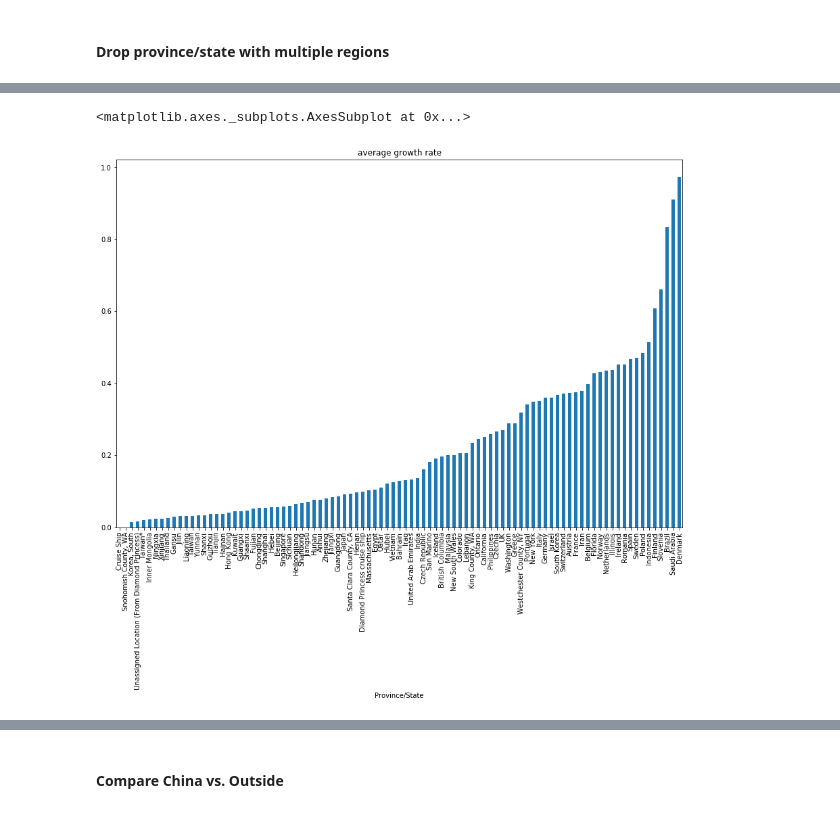
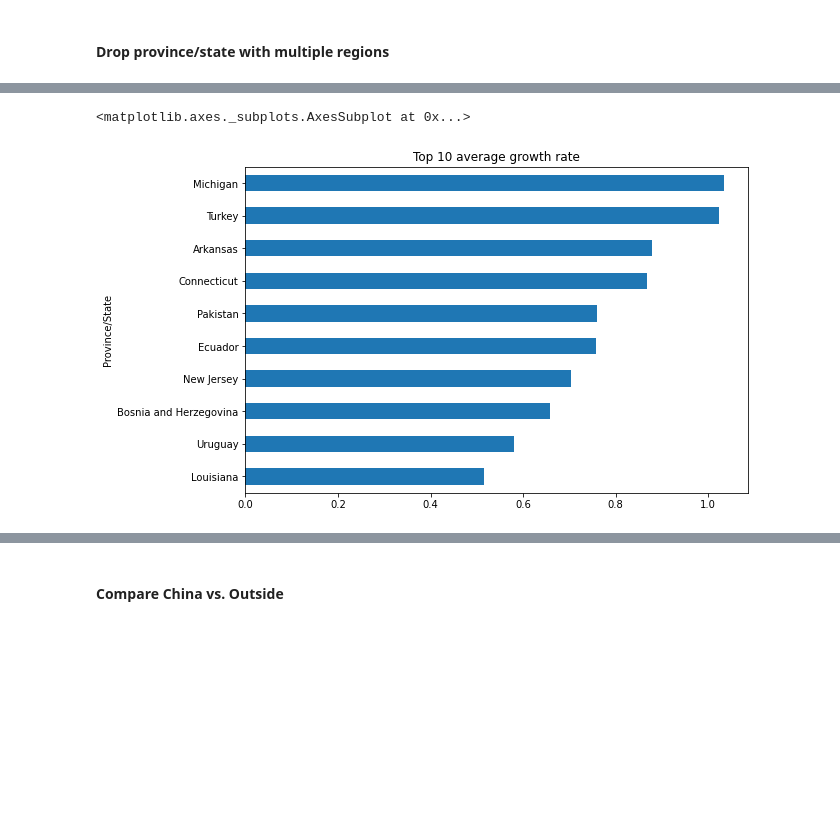
Before and after one commit to deeplaunch/Experiments, a Jupyter notebook: nCoV/Novel Coronavirus Spread- Load Github.ipynb, the cells around one changed output, grey strips where cells are left out. Drawn from its saved outputs; the diff is of its cells as text; code cells hidden in the pictures; blank space fills up the shorter version.

```diff
--- a/nCoV/Novel Coronavirus Spread- Load Github.ipynb
+++ b/nCoV/Novel Coronavirus Spread- Load Github.ipynb
@@ -271,10 +273,10 @@ growth_df = heavy_affect_df.\
 # %%
 # arithmatic mean of growth rate
 growth_df.set_index('day count').mean().\
-    sort_values().plot.bar(figsize=(15,10),title='average growth rate')
+    sort_values().iloc[-10:].plot.barh(figsize=(9,6),title='Top 10 average growth rate')
 # %% [output]
 <matplotlib.axes._subplots.AxesSubplot at 0x...>
-[figure, old version]
+[figure, new version]
 # %%
 figure, axes = plt.subplots(nrows=2, ncols=1, figsize =(16,12))
 
```
Also changed, not shown: parts of 39 cells of this notebook.
